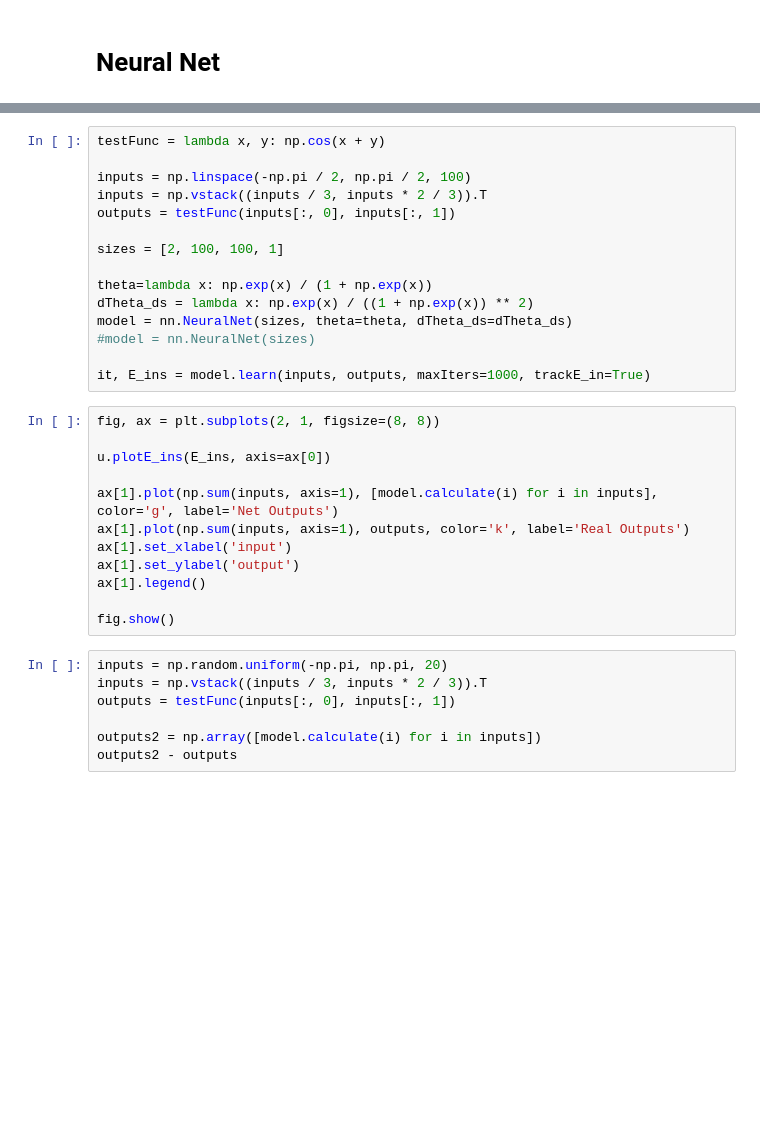
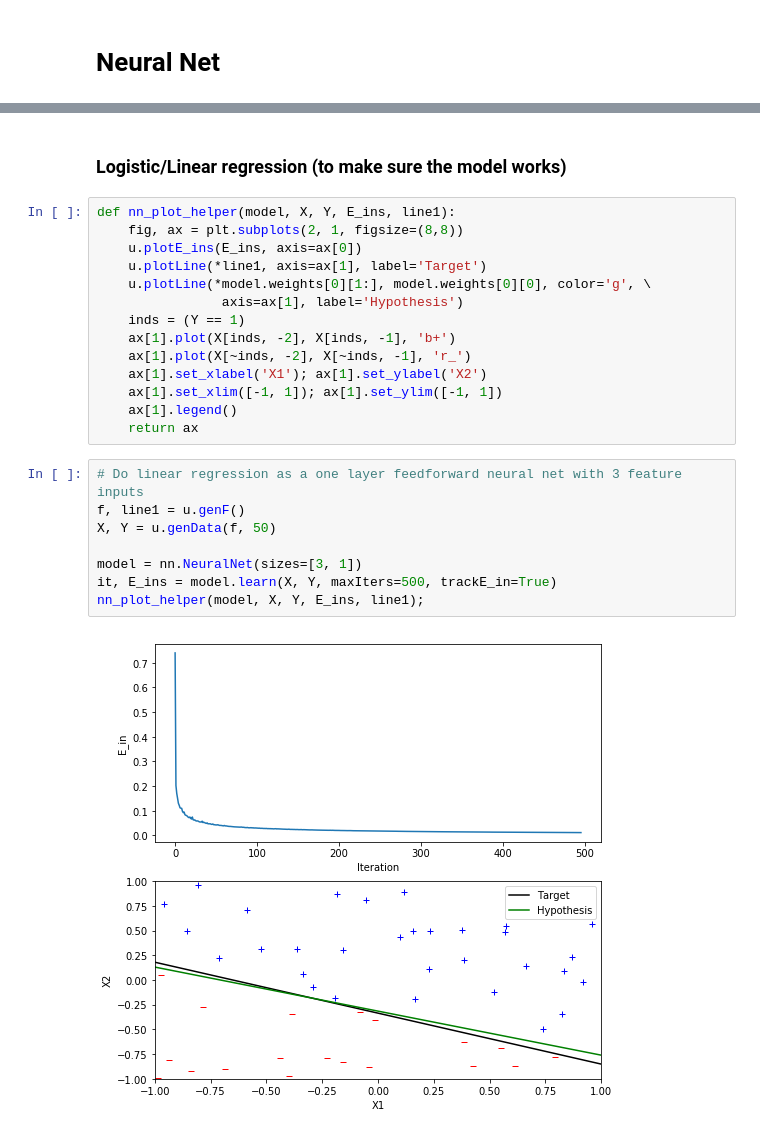
Before and after one commit to akshayyeluri/MLModels, a Jupyter notebook: demo.ipynb, the cells around one changed output, grey strips where cells are left out. Drawn from its saved outputs; the diff is of its cells as text; blank space fills up the shorter version.

Commit message:
Improved neural net interface for passing loss/activations

```diff
--- a/demo.ipynb
+++ b/demo.ipynb
@@ -125,34 +92,26 @@ outputs2 - outputs
-# %%
-testFunc = lambda x, y: np.cos(x + y)
-
-inputs = np.linspace(-np.pi / 2, np.pi / 2, 100)
-inputs = np.vstack((inputs / 3, inputs * 2 / 3)).T
-outputs = testFunc(inputs[:, 0], inputs[:, 1])
-
-sizes = [2, 100, 100, 1]
-
-theta=lambda x: np.exp(x) / (1 + np.exp(x))
-dTheta_ds = lambda x: np.exp(x) / ((1 + np.exp(x)) ** 2)
-model = nn.NeuralNet(sizes, theta=theta, dTheta_ds=dTheta_ds)
-#model = nn.NeuralNet(sizes)
-
-it, E_ins = model.learn(inputs, outputs, maxIters=1000, trackE_in=True)
-# %%
-fig, ax = plt.subplots(2, 1, figsize=(8, 8))
-
-u.plotE_ins(E_ins, axis=ax[0])
-
-ax[1].plot(np.sum(inputs, axis=1), [model.calculate(i) for i in inputs], color='g', label='Net Outputs')
-ax[1].plot(np.sum(inputs, axis=1), outputs, color='k', label='Real Outputs')
-ax[1].set_xlabel('input')
-ax[1].set_ylabel('output')
-ax[1].legend()
-
-fig.show()
-# %%
-inputs = np.random.uniform(-np.pi, np.pi, 20)
-inputs = np.vstack((inputs / 3, inputs * 2 / 3)).T
-outputs = testFunc(inputs[:, 0], inputs[:, 1])
-
-outputs2 = np.array([model.calculate(i) for i in inputs])
-outputs2 - outputs
+# %% [markdown]
+### Logistic/Linear regression (to make sure the model works)
+# %%
+def nn_plot_helper(model, X, Y, E_ins, line1):
+    fig, ax = plt.subplots(2, 1, figsize=(8,8))
+    u.plotE_ins(E_ins, axis=ax[0])
+    u.plotLine(*line1, axis=ax[1], label='Target')
+    u.plotLine(*model.weights[0][1:], model.weights[0][0], color='g', \
+                axis=ax[1], label='Hypothesis')
+    inds = (Y == 1)
+    ax[1].plot(X[inds, -2], X[inds, -1], 'b+')
+    ax[1].plot(X[~inds, -2], X[~inds, -1], 'r_')
+    ax[1].set_xlabel('X1'); ax[1].set_ylabel('X2')
+    ax[1].set_xlim([-1, 1]); ax[1].set_ylim([-1, 1])
+    ax[1].legend()
+    return ax
+# %%
+# Do linear regression as a one layer feedforward neural net with 3 feature inputs
+f, line1 = u.genF()
+X, Y = u.genData(f, 50)
+
+model = nn.NeuralNet(sizes=[3, 1])
+it, E_ins = model.learn(X, Y, maxIters=500, trackE_in=True)
+nn_plot_helper(model, X, Y, E_ins, line1);
+# %% [output]
+[figure, added]
```
Also changed, not shown: parts of 13 cells of this notebook, 4 other files.
